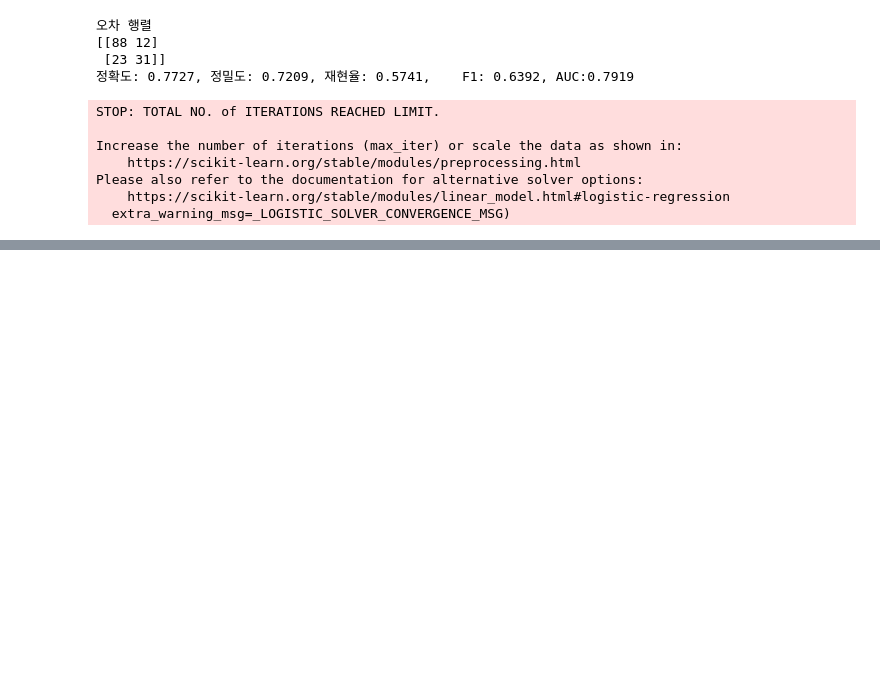
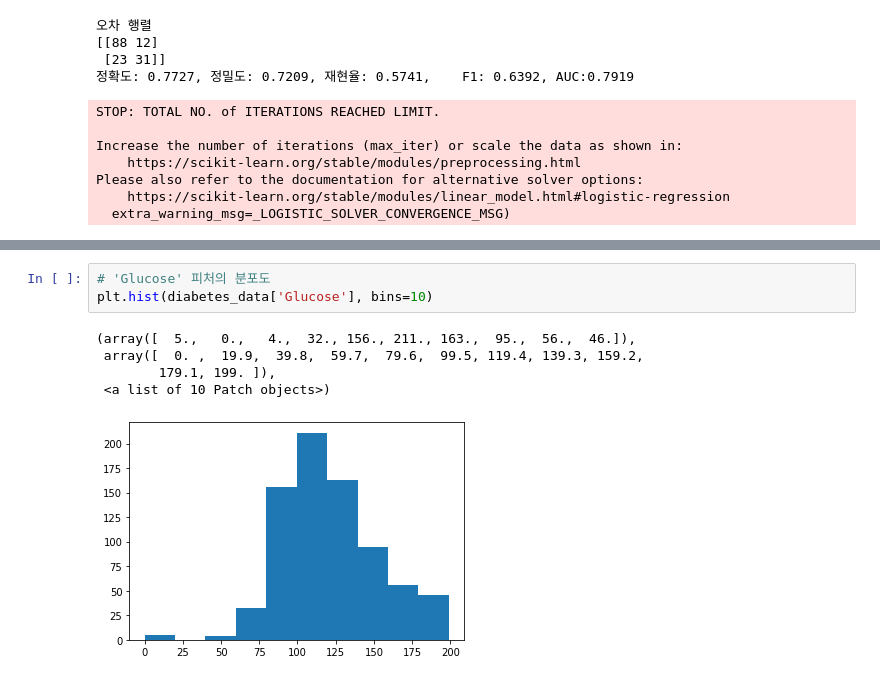
Before and after one commit to kimck-tf/PerfectGuide_CK, a Jupyter notebook: CK_3_6_피마_인디언_당뇨병_예측_.ipynb, the cells around one changed output, grey strips where cells are left out. Saved outputs shown, nothing was run; the diff lists cells and outputs as text; blank space fills up the shorter version.

```diff
--- a/CK_3_6_피마_인디언_당뇨병_예측_.ipynb
+++ b/CK_3_6_피마_인디언_당뇨병_예측_.ipynb
@@ -116,0 +138,9 @@ Please also refer to the documentation for alternative solver options:
+# %%
+# 'Glucose' 피처의 분포도
+plt.hist(diabetes_data['Glucose'], bins=10)
+# %% [output]
+(array([  5.,   0.,   4.,  32., 156., 211., 163.,  95.,  56.,  46.]),
+ array([  0. ,  19.9,  39.8,  59.7,  79.6,  99.5, 119.4, 139.3, 159.2,
+        179.1, 199. ]),
+ <a list of 10 Patch objects>)
+[figure, added]
```
Also changed, not shown: parts of 10 cells of this notebook.
